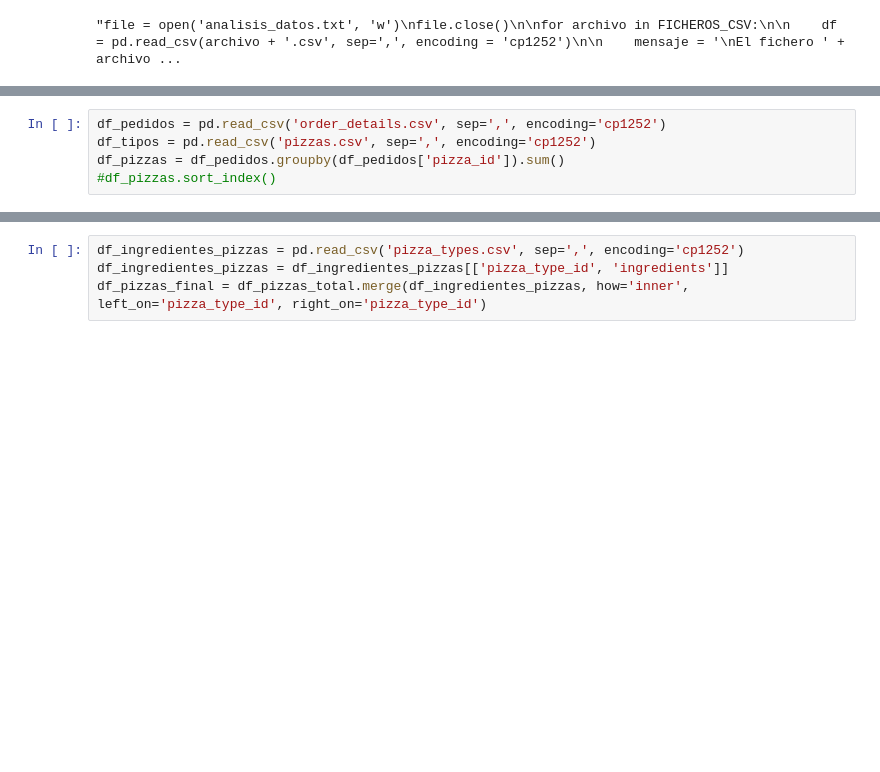
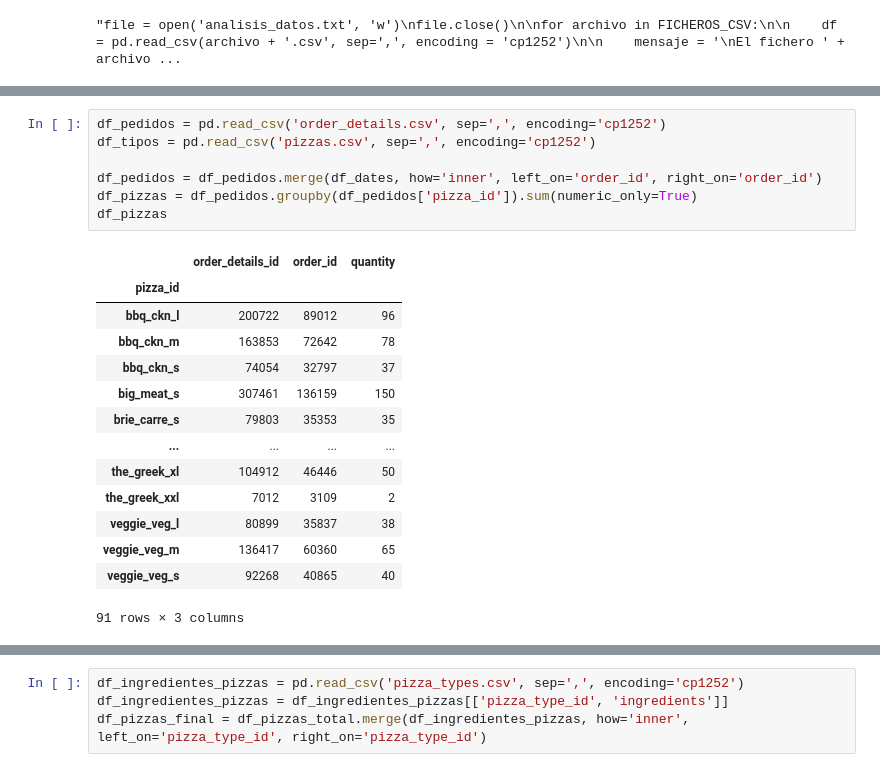
Before and after one commit to Pere-03/Maven_pizza_predictions, a Jupyter notebook: pruebas.ipynb, the cells around one changed output, grey strips where cells are left out. Cells and saved outputs as stored; diff of their text form; blank space fills up the shorter version.

```diff
--- a/pruebas.ipynb
+++ b/pruebas.ipynb
@@ -54,8 +93,25 @@ for archivo in FICHEROS_CSV:
 # %%
 df_pedidos = pd.read_csv('order_details.csv', sep=',', encoding='cp1252')
 df_tipos = pd.read_csv('pizzas.csv', sep=',', encoding='cp1252')
-df_pizzas = df_pedidos.groupby(df_pedidos['pizza_id']).sum()
-#df_pizzas.sort_index()
+
+df_pedidos = df_pedidos.merge(df_dates, how='inner', left_on='order_id', right_on='order_id')
+df_pizzas = df_pedidos.groupby(df_pedidos['pizza_id']).sum(numeric_only=True)
+df_pizzas
+# %% [output]
+|  | order_details_id | order_id | quantity |
+| pizza_id |  |  |  |
+| bbq_ckn_l | 200722 | 89012 | 96 |
+| bbq_ckn_m | 163853 | 72642 | 78 |
+| bbq_ckn_s | 74054 | 32797 | 37 |
+| big_meat_s | 307461 | 136159 | 150 |
+| brie_carre_s | 79803 | 35353 | 35 |
+| ... | ... | ... | ... |
+| the_greek_xl | 104912 | 46446 | 50 |
+| the_greek_xxl | 7012 | 3109 | 2 |
+| veggie_veg_l | 80899 | 35837 | 38 |
+| veggie_veg_m | 136417 | 60360 | 65 |
+| veggie_veg_s | 92268 | 40865 | 40 |
+91 rows × 3 columns
 # %%
 df_pizzas_total = df_pizzas.merge(df_tipos, how='inner', left_on='pizza_id', right_on='pizza_id')
 df_pizzas_total = df_pizzas_total[['pizza_type_id', 'size', 'quantity']]
```
Also changed, not shown: parts of 15 cells of this notebook, 4 other files.
